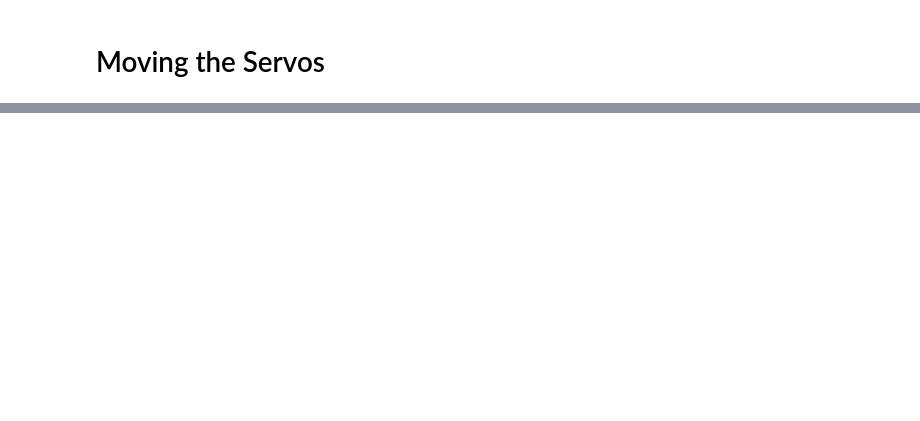
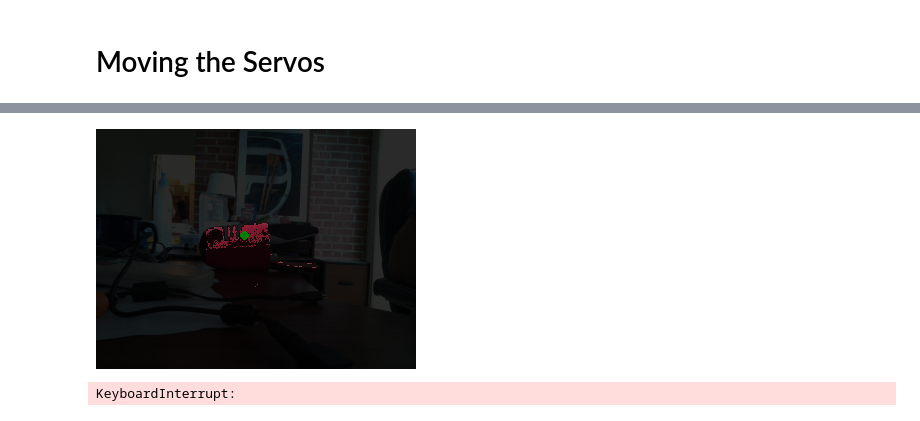
Before and after one commit to brianedw/PyVisionLab, a Jupyter notebook: labSoln.ipynb, the cells around one changed output, grey strips where cells are left out. Cells and saved outputs as stored; diff of their text form; code cells hidden in the pictures; blank space fills up the shorter version.

```diff
--- a/labSoln.ipynb
+++ b/labSoln.ipynb
@@ -248,0 +274,38 @@ serv1.angle = 30
+# %%
+targetColor = [120, 32, 77]
+cam.capture(imageData, 'rgb')
+distData = computeColorDistance(imageData, targetColor)
+isRedEnough = thresholdBinarize(distData, 0.08)
+dimmedImageData = imageDimmer(imageData, isRedEnough, 0.2)
+(foundY, foundX) = ndimage.measurements.center_of_mass(isRedEnough)
+print(foundY, foundX)
+im = Image.fromarray(dimmedImageData)
+draw = ImageDraw.Draw(im)
+draw.regular_polygon((foundX, foundY, 4), n_sides=16, fill='green')
+errorX = foundX - centX
+errorY = foundY - centY
+tiltServo.angle = tiltServo.angle - 0.1*errorY
+panServo.angle = panServo.angle + 0.1*errorX
+im
+# %%
+targetColor = [120, 32, 77]
+maxColorDist = 0.08
+while True:
+    cam.capture(imageData, 'rgb')
+    distData = computeColorDistance(imageData, targetColor)
+    isRedEnough = thresholdBinarize(distData, maxColorDist)
+    dimmedImageData = imageDimmer(imageData, isRedEnough, 0.2)
+    (foundY, foundX) = ndimage.measurements.center_of_mass(isRedEnough)
+    im = Image.fromarray(dimmedImageData)
+    draw = ImageDraw.Draw(im)
+    draw.regular_polygon((foundX, foundY, 4), n_sides=16, fill='green')
+    errorX = foundX - centX
+    errorY = foundY - centY
+    tiltServo.angle = tiltServo.angle - 0.1*errorY
+    panServo.angle = panServo.angle + 0.1*errorX
+    clear_output()
+    display(im)
+    sleep(0.5)
+# %% [output]
+[figure, added]
+KeyboardInterrupt:
```
Also changed, not shown: parts of 39 cells of this notebook, 1 other file.
